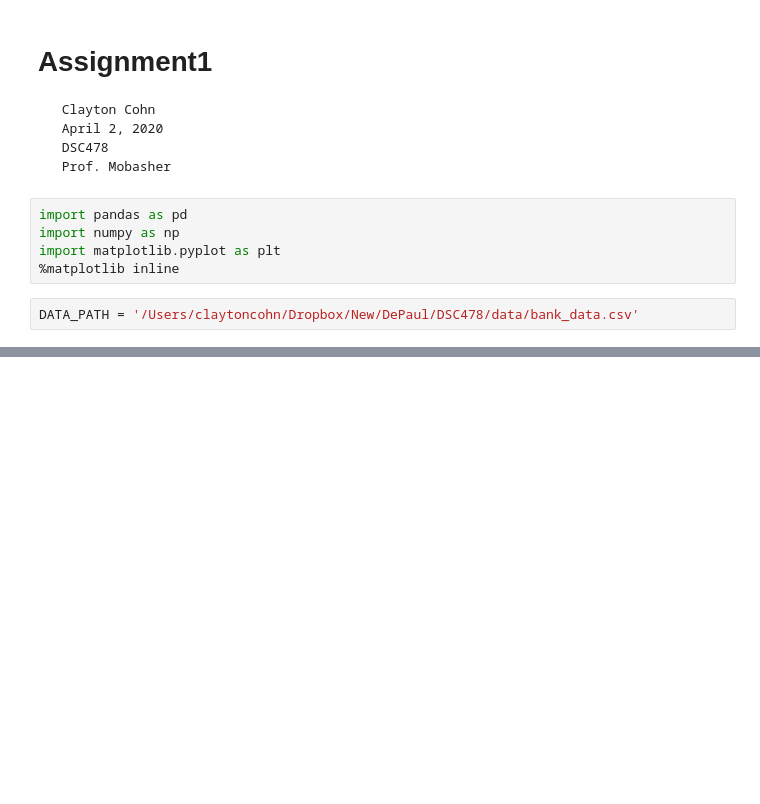
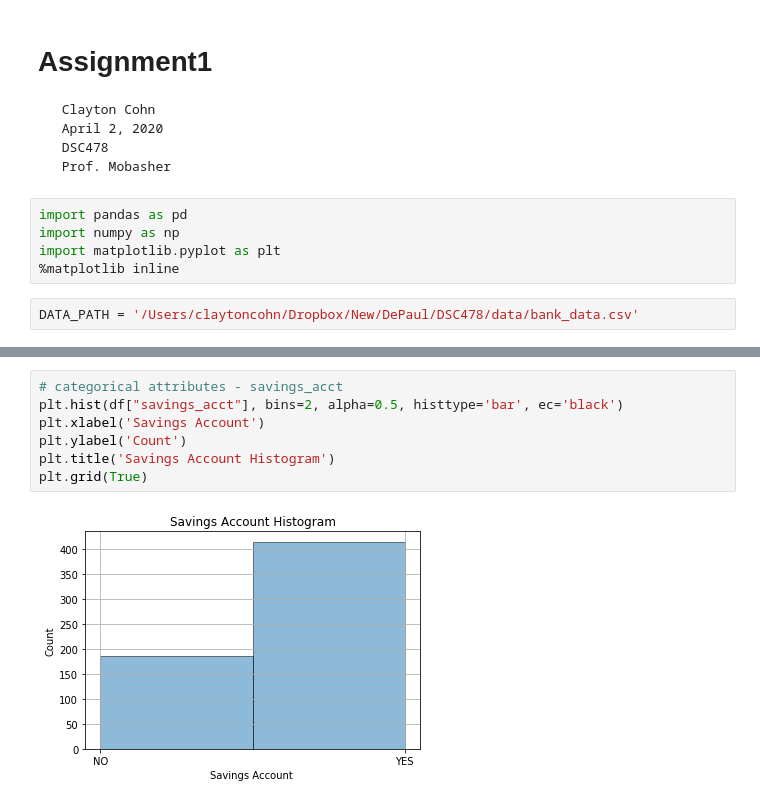
Before and after one commit to claytoncohn/DSC478, a Jupyter notebook: Jupyter/Assignment1.ipynb, the cells around one changed output, grey strips where cells are left out. Saved outputs shown, nothing was run; the diff lists cells and outputs as text; blank space fills up the shorter version.

```diff
--- a/Jupyter/Assignment1.ipynb
+++ b/Jupyter/Assignment1.ipynb
@@ -32,0 +112,9 @@ df.sample(10)
+# %%
+# categorical attributes - savings_acct
+plt.hist(df["savings_acct"], bins=2, alpha=0.5, histtype='bar', ec='black')
+plt.xlabel('Savings Account')
+plt.ylabel('Count')
+plt.title('Savings Account Histogram')
+plt.grid(True)
+# %% [output]
+[figure, added]
```
Also changed, not shown: parts of 12 cells of this notebook.
